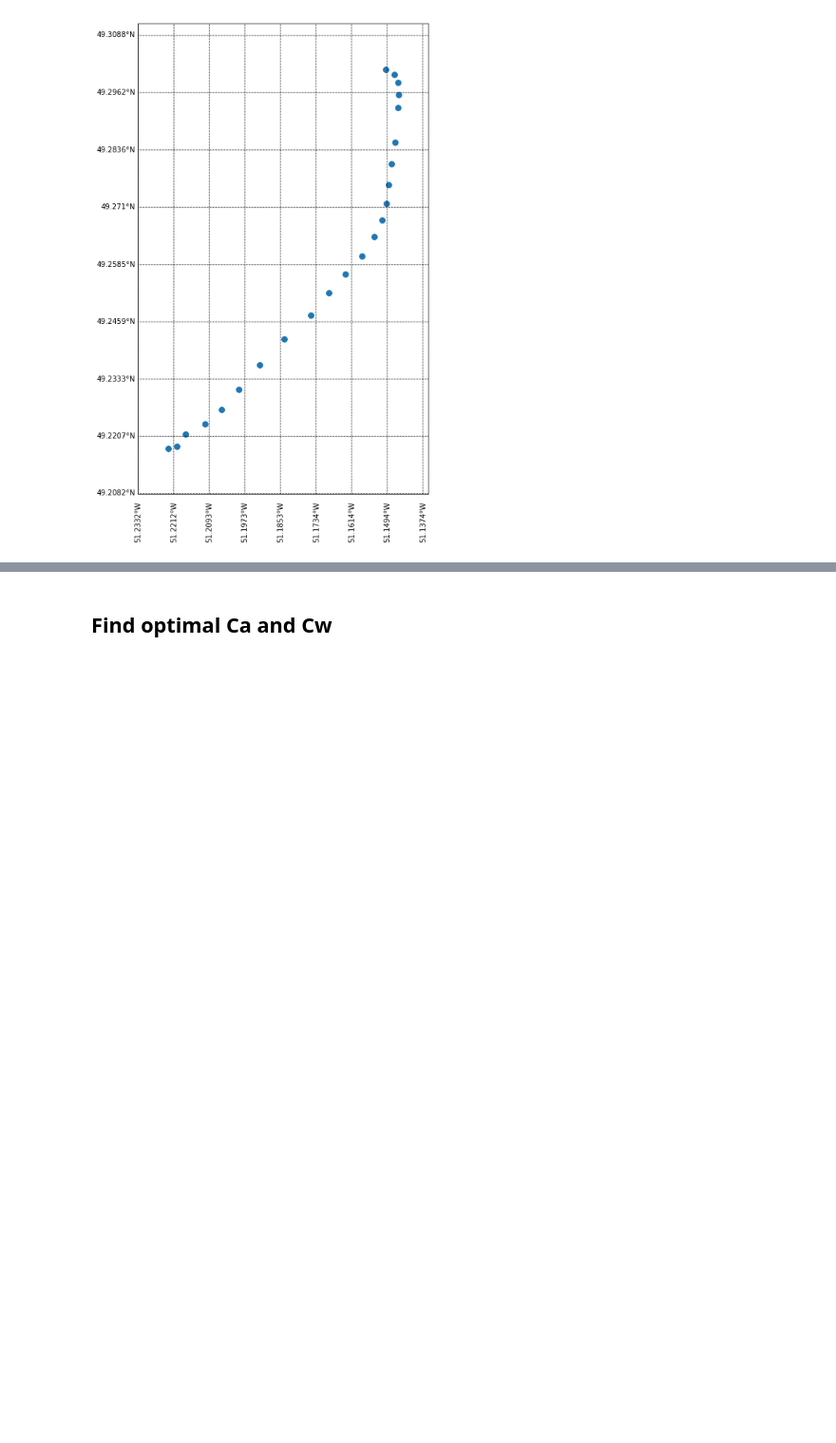
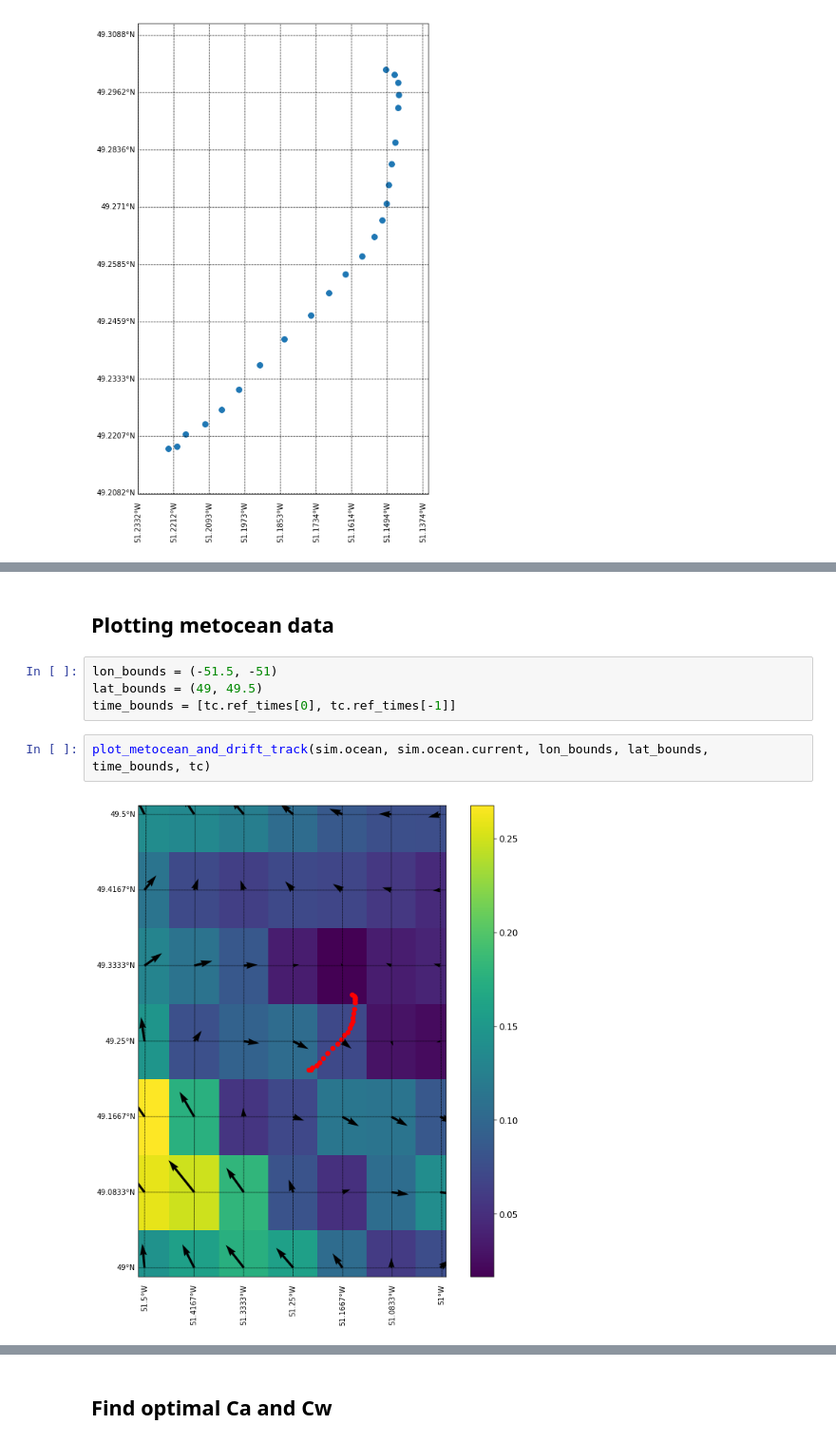
Before and after one commit to jmunroe/IceDEF, a Jupyter notebook: notebooks/ensemble3.ipynb, the cells around one changed output, grey strips where cells are left out. Shown at 95% size. Drawn from its saved outputs; the diff is of its cells as text; blank space fills up the shorter version.

```diff
--- a/notebooks/ensemble3.ipynb
+++ b/notebooks/ensemble3.ipynb
@@ -237,0 +351,10 @@ fig, ax = plot.plot_track((tc.ref_lats.values, tc.ref_lons.values), sizes=60)
+# %% [markdown]
+## Plotting metocean data
+# %%
+lon_bounds = (-51.5, -51)
+lat_bounds = (49, 49.5)
+time_bounds = [tc.ref_times[0], tc.ref_times[-1]]
+# %%
+plot_metocean_and_drift_track(sim.ocean, sim.ocean.current, lon_bounds, lat_bounds, time_bounds, tc)
+# %% [output]
+[figure, added]
```
Also changed, not shown: parts of 106 cells of this notebook.
